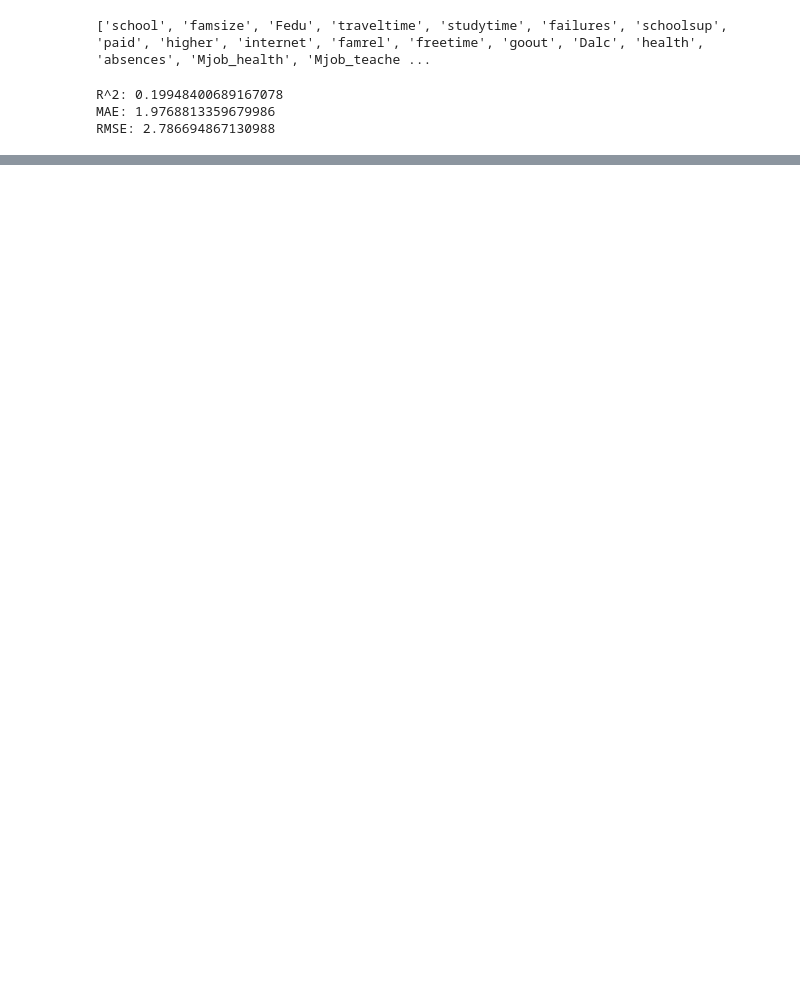
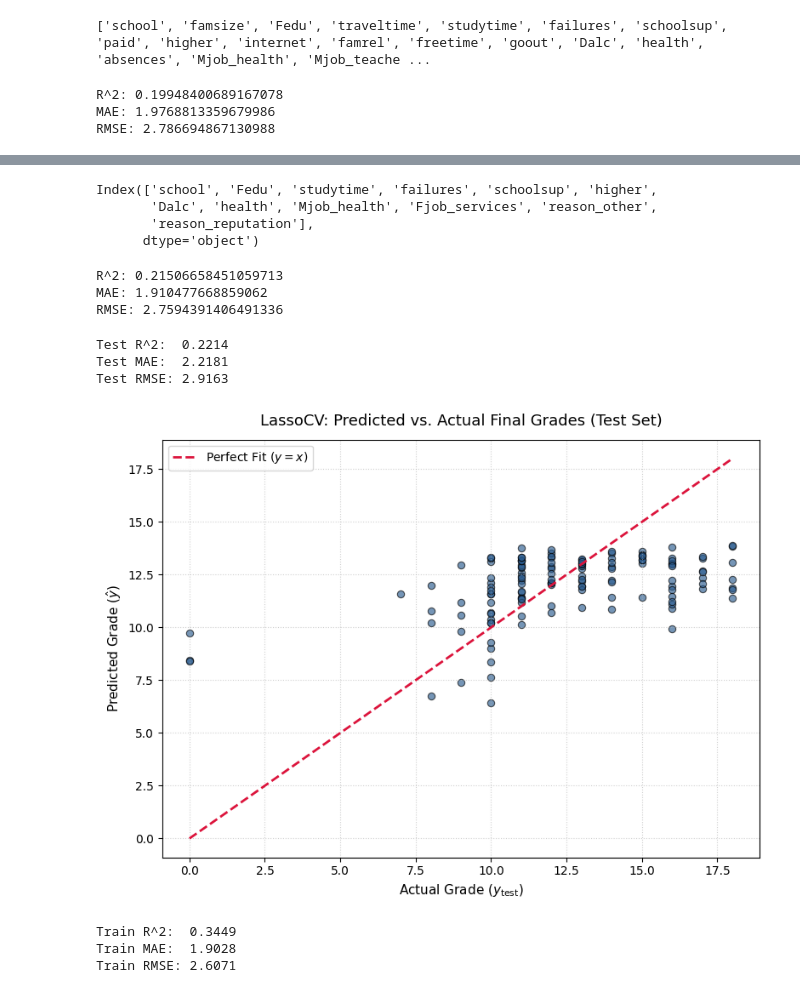
Before and after one commit to monderei/student-performance-regression, a Jupyter notebook: UCI_Performance_Regression.ipynb, the cells around one changed output, grey strips where cells are left out. Cells and saved outputs as stored; diff of their text form; code cells hidden in the pictures; blank space fills up the shorter version.

```diff
--- a/UCI_Performance_Regression.ipynb
+++ b/UCI_Performance_Regression.ipynb
@@ -473,3 +471,13 @@ print(f"RMSE: {rmse}")
 R^2: 0.19948400689167078
 MAE: 1.9768813359679986
 RMSE: 2.786694867130988
+# %%
+# Using libraries to potentially make metrics better
+
+from sklearn.linear_model import LassoCV
+from sklearn.feature_selection import SelectFromModel
+
+lasso_cv = LassoCV(cv=5).fit(X_train, y_train)
+selector = SelectFromModel(lasso_cv, threshold=0.01, prefit=True)
+kept_features = X_train.columns[selector.get_support()]
+print(kept_features)
@@ -475,0 +509,64 @@ RMSE: 2.786694867130988
+# %%
+print(kept_features)
+# %% [output]
+Index(['school', 'Fedu', 'studytime', 'failures', 'schoolsup', 'higher',
+       'Dalc', 'health', 'Mjob_health', 'Fjob_services', 'reason_other',
+       'reason_reputation'],
+      dtype='object')
+# %%
+lasso_predictions = lasso_cv.predict(X_valid)
+r2   = r2_score(y_valid, lasso_predictions)
+mae  = mean_absolute_error(y_valid, lasso_predictions)
+rmse = root_mean_squared_error(y_valid, lasso_predictions)
+
+print(f"R^2: {r2}")
+print(f"MAE: {mae}")
+print(f"RMSE: {rmse}")
+# %% [output]
+R^2: 0.21506658451059713
+MAE: 1.910477668859062
+RMSE: 2.7594391406491336
+# %%
+
+test_predictions = lasso_cv.predict(X_test)
+
+test_r2 = r2_score(y_test, test_predictions)
+test_mae = mean_absolute_error(y_test, test_predictions)
+test_rmse = root_mean_squared_error(y_test, test_predictions)
+
+print(f"Test R^2:  {test_r2:.4f}")
+print(f"Test MAE:  {test_mae:.4f}")
+print(f"Test RMSE: {test_rmse:.4f}")
+# %% [output]
+Test R^2:  0.2214
+Test MAE:  2.2181
+Test RMSE: 2.9163
+# %%
+plt.figure(figsize=(8, 6))
+
+plt.scatter(y_test, test_predictions, alpha=0.65, edgecolors='black', linewidth=0.8, color="#2b5c8f")
+
+
+min_val = min(y_test.min(), test_predictions.min())
+max_val = max(y_test.max(), test_predictions.max())
+plt.plot([min_val, max_val], [min_val, max_val], color='crimson', linestyle='--', linewidth=2, label="Perfect Fit ($y = x$)")
+
+plt.title("LassoCV: Predicted vs. Actual Final Grades (Test Set)", fontsize=13, pad=12)
+plt.xlabel("Actual Grade ($y_{\\text{test}}$)", fontsize=11)
+plt.ylabel("Predicted Grade ($\\hat{y}$)", fontsize=11)
+plt.legend(loc="upper left")
+plt.grid(True, linestyle=":", alpha=0.6)
+plt.tight_layout()
+plt.show()
+# %% [output]
+[figure, added]
+# %%
+train_predictions = lasso_cv.predict(X_train)
+
+print(f"Train R^2:  {r2_score(y_train, train_predictions):.4f}")
+print(f"Train MAE:  {mean_absolute_error(y_train, train_predictions):.4f}")
+print(f"Train RMSE: {root_mean_squared_error(y_train, train_predictions):.4f}")
+# %% [output]
+Train R^2:  0.3449
+Train MAE:  1.9028
+Train RMSE: 2.6071
```
Also changed, not shown: parts of 4 cells of this notebook.
